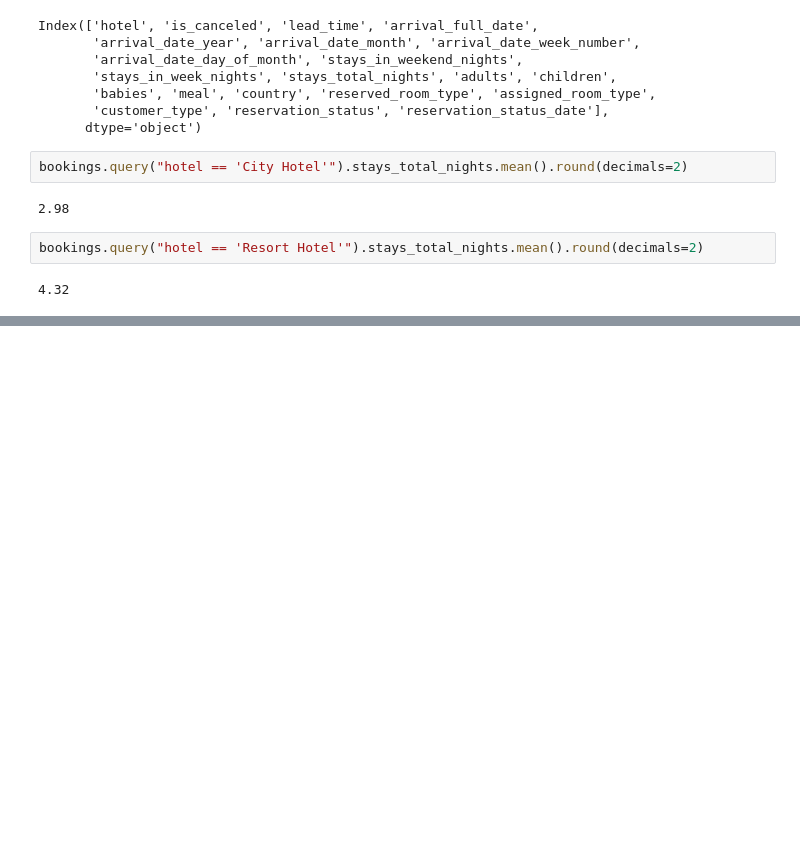
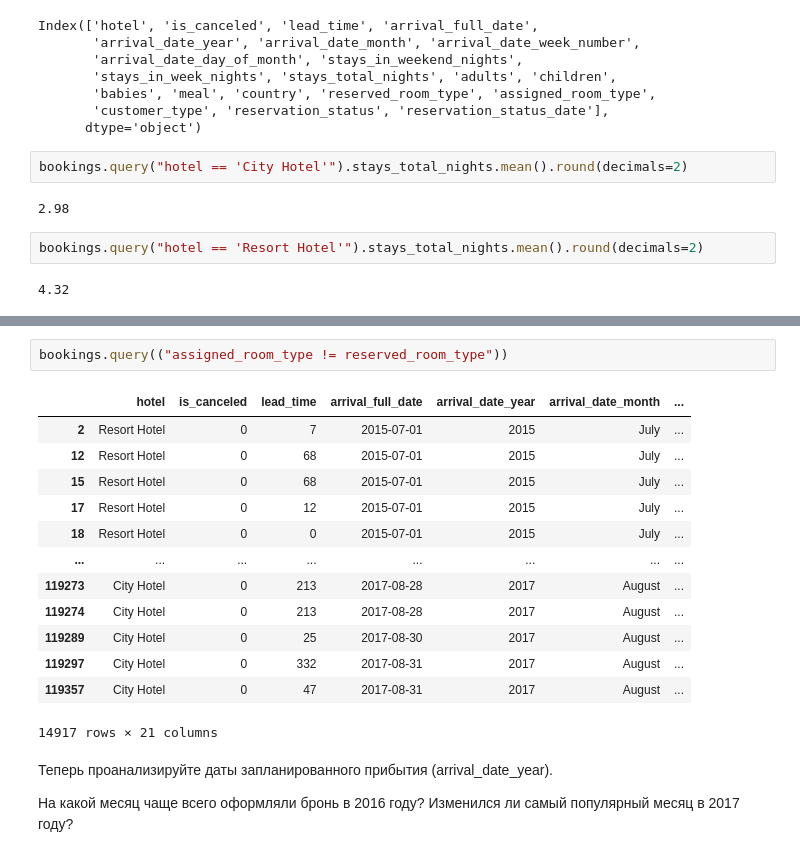
Before and after one commit to NXT26/mini-project_1, a Jupyter notebook: mini-project_1.ipynb, the cells around one changed output, grey strips where cells are left out. Saved outputs shown, nothing was run; the diff lists cells and outputs as text; blank space fills up the shorter version.

```diff
--- a/mini-project_1.ipynb
+++ b/mini-project_1.ipynb
@@ -154,0 +175,20 @@ bookings.query("hotel == 'Resort Hotel'").stays_total_nights.mean().round(decima
+# %%
+bookings.query(("assigned_room_type != reserved_room_type"))
+# %% [output]
+|  | hotel | is_canceled | lead_time | arrival_full_date | arrival_date_year | arrival_date_month | ... |
+| 2 | Resort Hotel | 0 | 7 | 2015-07-01 | 2015 | July | ... |
+| 12 | Resort Hotel | 0 | 68 | 2015-07-01 | 2015 | July | ... |
+| 15 | Resort Hotel | 0 | 68 | 2015-07-01 | 2015 | July | ... |
+| 17 | Resort Hotel | 0 | 12 | 2015-07-01 | 2015 | July | ... |
+| 18 | Resort Hotel | 0 | 0 | 2015-07-01 | 2015 | July | ... |
+| ... | ... | ... | ... | ... | ... | ... | ... |
+| 119273 | City Hotel | 0 | 213 | 2017-08-28 | 2017 | August | ... |
+| 119274 | City Hotel | 0 | 213 | 2017-08-28 | 2017 | August | ... |
+| 119289 | City Hotel | 0 | 25 | 2017-08-30 | 2017 | August | ... |
+| 119297 | City Hotel | 0 | 332 | 2017-08-31 | 2017 | August | ... |
+| 119357 | City Hotel | 0 | 47 | 2017-08-31 | 2017 | August | ... |
+14917 rows × 21 columns
+# %% [markdown]
+Теперь проанализируйте даты запланированного прибытия (arrival_date_year).
+
+На какой месяц чаще всего оформляли бронь в 2016 году? Изменился ли самый популярный месяц в 2017 году?
```
Also changed, not shown: parts of 21 cells of this notebook.
